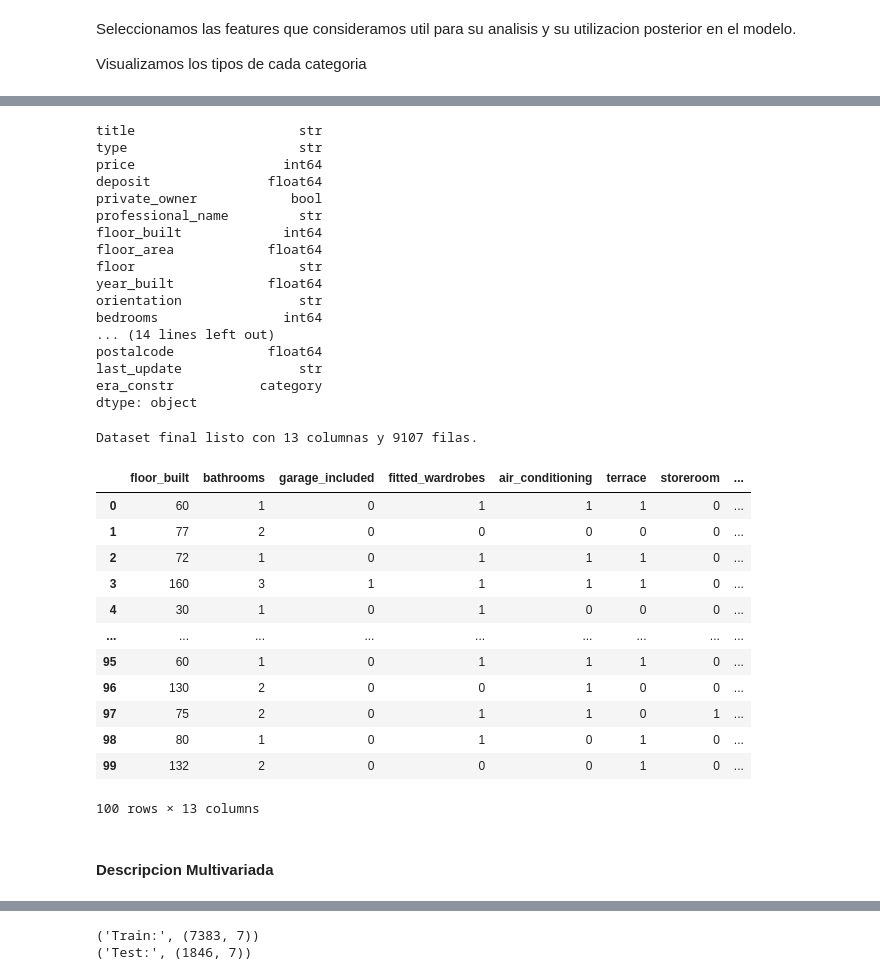
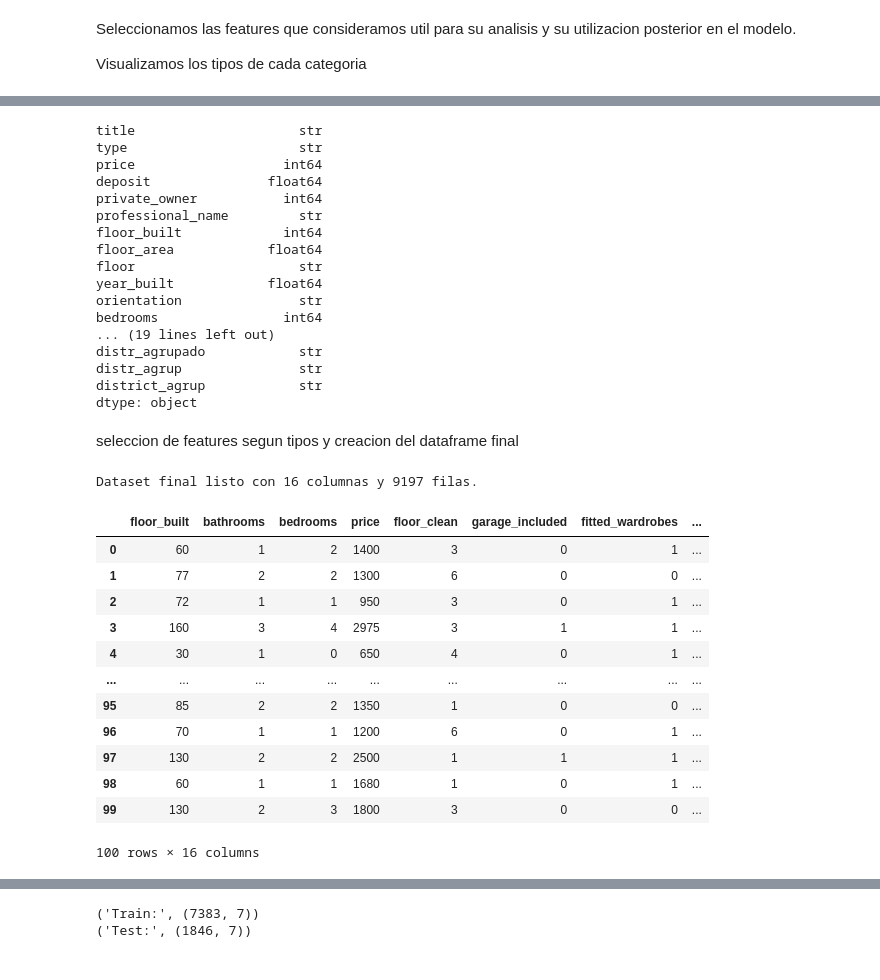
Before and after one commit to MarcoCasSir/LaboratorioDataScience, a Jupyter notebook: hito2/entrega2.ipynb, the cells around one changed output, grey strips where cells are left out. Cells and saved outputs as stored; diff of their text form; code cells hidden in the pictures.

Commit message:
actualizcion modelo de regresion

```diff
--- a/hito2/entrega2.ipynb
+++ b/hito2/entrega2.ipynb
@@ -1079,0 +1122,14 @@ District incongruentes (count==1): 10
+# %%
+frecuencias = df_def['district'].value_counts()
+
+#  Definimos el umbral. 50 registros (aprox 0.1% del dataset)
+umbral = 100
+distritos_a_agrupar = frecuencias[frecuencias < umbral].index
+
+df_def['district_agrup'] = df_def['district'].replace(distritos_a_agrupar, 'DITRICT_VARIOS')
+
+# Comprobamos cuántas categorías nos quedan ahora
+print(f"Distritos originales: {len(frecuencias)}")
+print(f"Distritos tras agrupar: {df_def['district_agrup'].nunique()}")
+print("\nDISTRICTOS AGRUPASO distritos actuales:")
+print(df_def['district_agrup'].value_counts().head(20))
@@ -1124,12 +1308,13 @@ bool_util = [
 'terrace',
 'storeroom',
 'swimming_pool',
-'garden_area']
+'garden_area',
+'balcony']
 
 for col in bool_util:
     # Creamos un DataFrame temporal con conteo y porcentaje
-    conteo = df_filtrado[col].value_counts()
-    porcentaje = df_filtrado[col].value_counts(normalize=True) * 100
+    conteo = df_def[col].value_counts()
+    porcentaje = df_def[col].value_counts(normalize=True) * 100
 
     resumen = pd.DataFrame({
         'Cantidad': conteo,
@@ -1187,0 +1379,6 @@ for col in bool_util:
+# %%
+for col in bool_util:
+    df_def[col] = df_def[col].astype(int)
+
+print("Transformación hehca.Muestra:")
+display(df_def[bool_util].head()  )
@@ -1194,11 +1426,11 @@ Vamos a generar un data frame definitivo nuevo dataframe sin considerar estas 'f
 # %%
-print(df_filtrado.dtypes)
+print(df_def.dtypes)
 # %% [output]
 title                     str
 type                      str
 price                   int64
 deposit               float64
-private_owner            bool
+private_owner           int64
 professional_name         str
 floor_built             int64
 floor_area            float64
@@ -1206,47 +1438,44 @@ floor                     str
 year_built            float64
 orientation               str
 bedrooms                int64
-... (14 lines left out)
-postalcode            float64
-last_update               str
-era_constr           category
+... (19 lines left out)
+distr_agrupado            str
+distr_agrup               str
+district_agrup            str
 dtype: object
+# %% [markdown]
+seleccion de features segun tipos y creacion del dataframe final
 # %%
-number_final = ['floor_built','bathrooms']
+number_final = ['floor_built','bathrooms', 'bedrooms','price','floor_clean']
 
 bool_finales = [
     'garage_included', 'fitted_wardrobes', 'air_conditioning',
-    'terrace', 'storeroom', 'swimming_pool'
+    'terrace', 'storeroom', 'swimming_pool', 'balcony'
 ]
 
-cat_finales = ['type', 'district', 'floor', 'orientation', 'era_constr']
+cat_finales = ['type', 'district_agrup', 'orientation', 'era_constr']
 
 
 # Creamos el DataFrame de modelado definitivo
 cols_modelado = number_final+ bool_finales + cat_finales
 
-df_final = df_filtrado[cols_modelado].copy()
+df_final = df_def[cols_modelado].copy()
 
-# Convertimos las booleanas a 0 y 1 para que el modelo las entienda
-for col in bool_finales:
-    df_final[col] = df_final[col].astype(int)
 
 print(f"Dataset final listo con {df_final.shape[1]} columnas y {len(df_final)} filas.")
 display(df_final.head(100))
 # %% [output]
-Dataset final listo con 13 columnas y 9107 filas.
+Dataset final listo con 16 columnas y 9197 filas.
-|  | floor_built | bathrooms | garage_included | fitted_wardrobes | air_conditioning | terrace | storeroom | ... |
-| 0 | 60 | 1 | 0 | 1 | 1 | 1 | 0 | ... |
-| 1 | 77 | 2 | 0 | 0 | 0 | 0 | 0 | ... |
-| 2 | 72 | 1 | 0 | 1 | 1 | 1 | 0 | ... |
-| 3 | 160 | 3 | 1 | 1 | 1 | 1 | 0 | ... |
-| 4 | 30 | 1 | 0 | 1 | 0 | 0 | 0 | ... |
+|  | floor_built | bathrooms | bedrooms | price | floor_clean | garage_included | fitted_wardrobes | ... |
+| 0 | 60 | 1 | 2 | 1400 | 3 | 0 | 1 | ... |
+| 1 | 77 | 2 | 2 | 1300 | 6 | 0 | 0 | ... |
+| 2 | 72 | 1 | 1 | 950 | 3 | 0 | 1 | ... |
+| 3 | 160 | 3 | 4 | 2975 | 3 | 1 | 1 | ... |
+| 4 | 30 | 1 | 0 | 650 | 4 | 0 | 1 | ... |
 | ... | ... | ... | ... | ... | ... | ... | ... | ... |
-| 95 | 60 | 1 | 0 | 1 | 1 | 1 | 0 | ... |
-| 96 | 130 | 2 | 0 | 0 | 1 | 0 | 0 | ... |
-| 97 | 75 | 2 | 0 | 1 | 1 | 0 | 1 | ... |
-| 98 | 80 | 1 | 0 | 1 | 0 | 1 | 0 | ... |
-| 99 | 132 | 2 | 0 | 0 | 0 | 1 | 0 | ... |
+| 95 | 85 | 2 | 2 | 1350 | 1 | 0 | 0 | ... |
+| 96 | 70 | 1 | 1 | 1200 | 6 | 0 | 1 | ... |
+| 97 | 130 | 2 | 2 | 2500 | 1 | 1 | 1 | ... |
+| 98 | 60 | 1 | 1 | 1680 | 1 | 0 | 1 | ... |
+| 99 | 130 | 2 | 3 | 1800 | 3 | 0 | 0 | ... |
-100 rows × 13 columns
+100 rows × 16 columns
-# %% [markdown]
-#### Descripcion Multivariada
```
Also changed, not shown: parts of 76 cells of this notebook, 1 other file.
